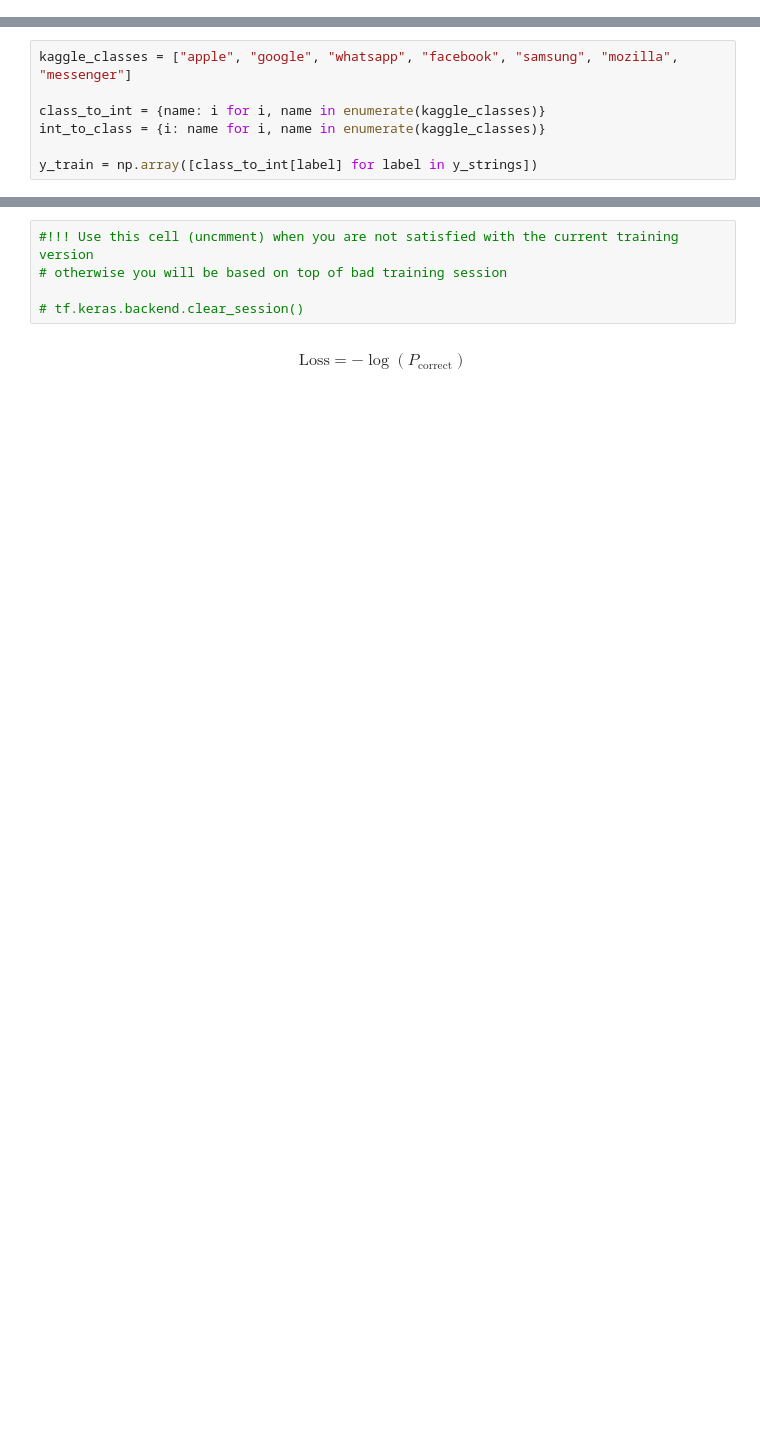
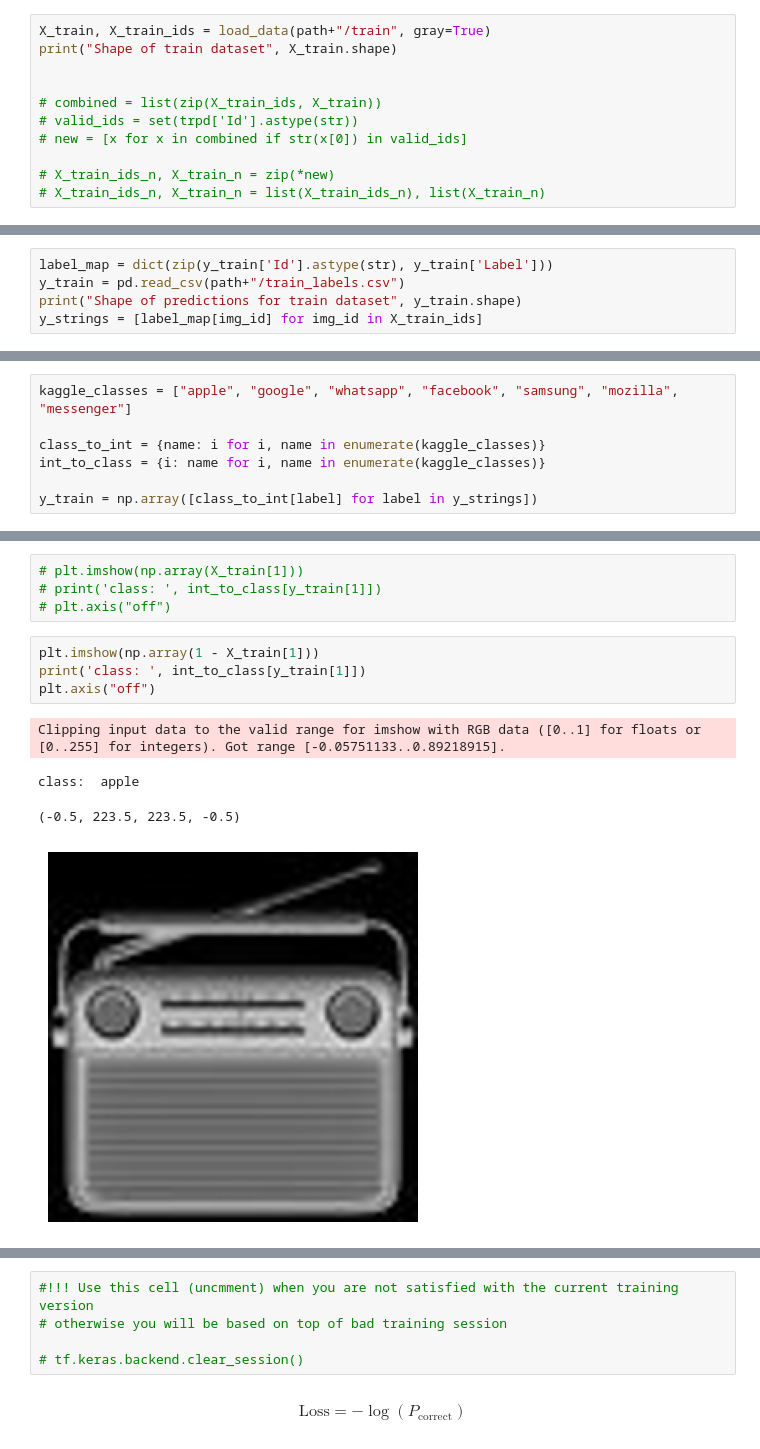
Before and after one commit to georgerieh/computer-vision-class, a Jupyter notebook: submission.ipynb, the cells around one changed output, grey strips where cells are left out. Drawn from its saved outputs; the diff is of its cells as text; blank space fills up the shorter version.

```diff
--- a/submission.ipynb
+++ b/submission.ipynb
@@ -232,0 +180,11 @@ y_strings = [label_map[img_id] for img_id in X_train_ids]
+# %%
+X_train, X_train_ids = load_data(path+"/train", gray=True)
+print("Shape of train dataset", X_train.shape)
+
+
+# combined = list(zip(X_train_ids, X_train))
+# valid_ids = set(trpd['Id'].astype(str))
+# new = [x for x in combined if str(x[0]) in valid_ids]
+
+# X_train_ids_n, X_train_n = zip(*new)
+# X_train_ids_n, X_train_n = list(X_train_ids_n), list(X_train_n)
@@ -232,0 +193,5 @@ y_strings = [label_map[img_id] for img_id in X_train_ids]
+# %%
+label_map = dict(zip(y_train['Id'].astype(str), y_train['Label']))
+y_train = pd.read_csv(path+"/train_labels.csv")
+print("Shape of predictions for train dataset", y_train.shape)
+y_strings = [label_map[img_id] for img_id in X_train_ids]
@@ -251,0 +230,13 @@ array([4, 0, 3, ..., 0, 1, 4])
+# %%
+# plt.imshow(np.array(X_train[1]))
+# print('class: ', int_to_class[y_train[1]])
+# plt.axis("off")
+# %%
+plt.imshow(np.array(1 - X_train[1]))
+print('class: ', int_to_class[y_train[1]])
+plt.axis("off")
+# %% [output]
+Clipping input data to the valid range for imshow with RGB data ([0..1] for floats or [0..255] for integers). Got range [-0.05751133..0.89218915].
+class:  apple
+(-0.5, 223.5, 223.5, -0.5)
+[figure, added]
```
Also changed, not shown: parts of 120 cells of this notebook.
